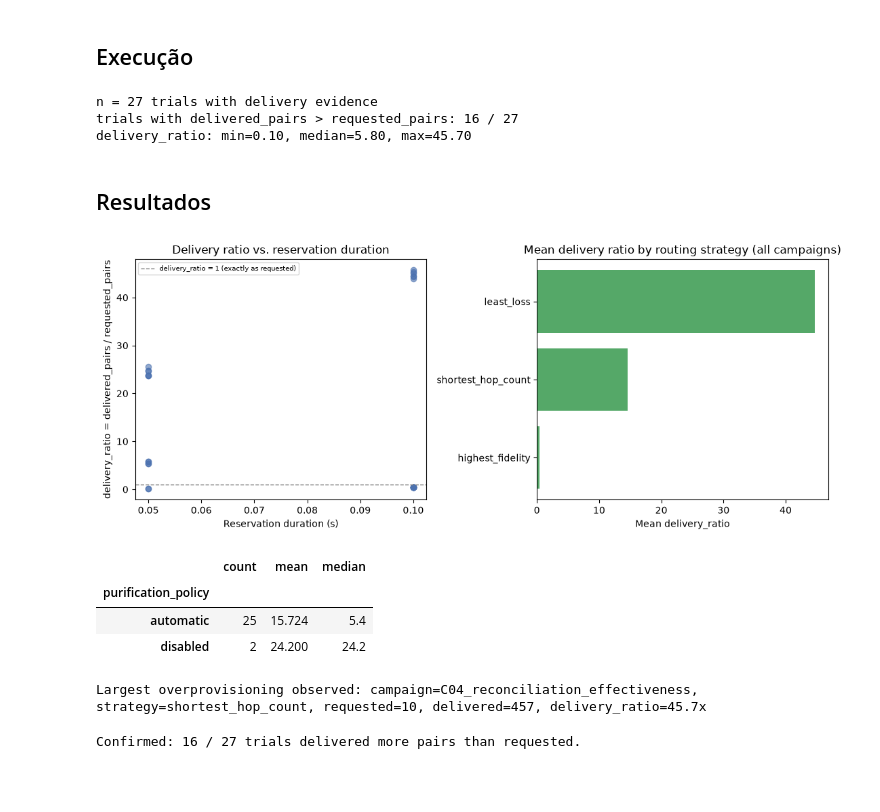
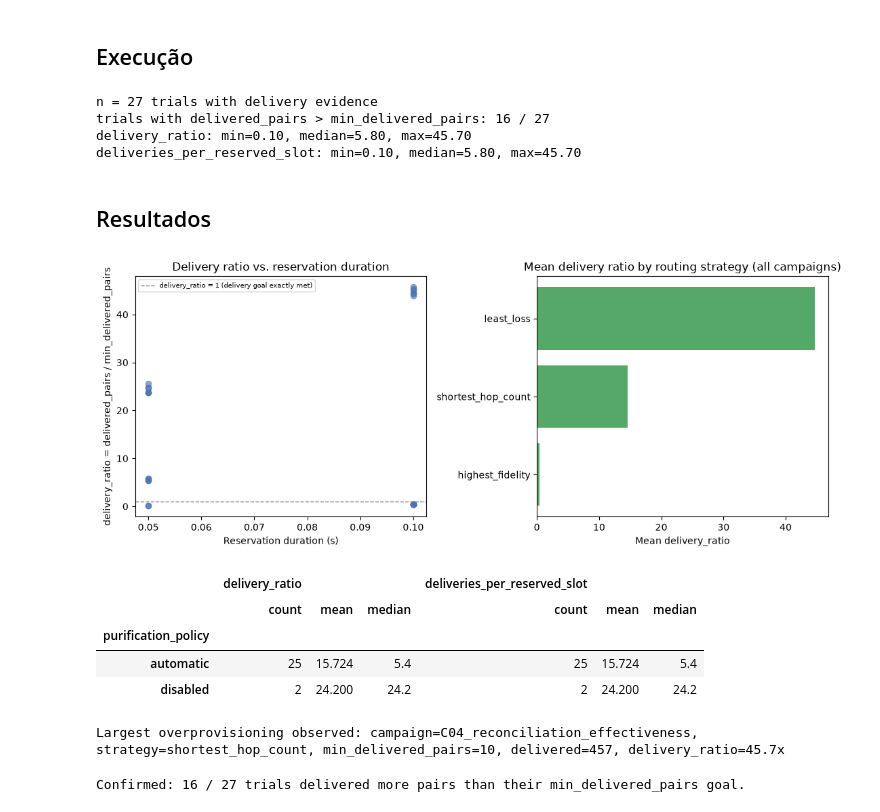
Before and after one commit to DiegoAbreuSWB/intentqnet, a Jupyter notebook: notebooks/article/A06_delivery_overprovisioning.ipynb, the cells around one changed output. Cells and saved outputs as stored; diff of their text form; code cells hidden in the pictures; blank space fills up the shorter version.

```diff
--- a/notebooks/article/A06_delivery_overprovisioning.ipynb
+++ b/notebooks/article/A06_delivery_overprovisioning.ipynb
@@ -59,57 +73,61 @@ delivered_df[["campaign_name", "routing_strategy", "purification_policy", "durat
 ## Execução
 # %%
 print(f"n = {len(delivered_df)} trials with delivery evidence")
-print(f"trials with delivered_pairs > requested_pairs: {(delivered_df['excess_delivery_pairs'] > 0).sum()} / {len(delivered_df)}")
+print(f"trials with delivered_pairs > min_delivered_pairs: {(delivered_df['excess_delivery_pairs'] > 0).sum()} / {len(delivered_df)}")
 print(f"delivery_ratio: min={delivered_df['delivery_ratio'].min():.2f}, median={delivered_df['delivery_ratio'].median():.2f}, max={delivered_df['delivery_ratio'].max():.2f}")
+print(f"deliveries_per_reserved_slot: min={delivered_df['deliveries_per_reserved_slot'].min():.2f}, median={delivered_df['deliveries_per_reserved_slot'].median():.2f}, max={delivered_df['deliveries_per_reserved_slot'].max():.2f}")
 # %% [output]
 n = 27 trials with delivery evidence
-trials with delivered_pairs > requested_pairs: 16 / 27
+trials with delivered_pairs > min_delivered_pairs: 16 / 27
 delivery_ratio: min=0.10, median=5.80, max=45.70
+deliveries_per_reserved_slot: min=0.10, median=5.80, max=45.70
 # %% [markdown]
 ## Resultados
 # %%
 fig, axes = plt.subplots(1, 2, figsize=(11, 4.5))
 
 axes[0].scatter(delivered_df["duration_s"], delivered_df["delivery_ratio"], alpha=0.6, c="#4C72B0")
 axes[0].set_xlabel("Reservation duration (s)")
-axes[0].set_ylabel("delivery_ratio = delivered_pairs / requested_pairs")
-axes[0].axhline(1.0, color="gray", linestyle="--", linewidth=1, label="delivery_ratio = 1 (exactly as requested)")
+axes[0].set_ylabel("delivery_ratio = delivered_pairs / min_delivered_pairs")
+axes[0].axhline(1.0, color="gray", linestyle="--", linewidth=1, label="delivery_ratio = 1 (delivery goal exactly met)")
 axes[0].set_title("Delivery ratio vs. reservation duration")
 axes[0].legend(fontsize=7)
 
 by_strategy = delivered_df.groupby("routing_strategy")["delivery_ratio"].mean().sort_values()
 axes[1].barh(by_strategy.index.astype(str), by_strategy.values, color="#55A868")
 axes[1].set_xlabel("Mean delivery_ratio")
 axes[1].set_title("Mean delivery ratio by routing strategy (all campaigns)")
 
 fig.tight_layout()
 save_figure(fig, "A06_delivery_overprovisioning", directory=FIGURES_DIR)
 plt.show()
 # %% [output]
-[figure, old version]
+[figure, new version]
 # %%
-by_purification = delivered_df[delivered_df["purification_policy"].notna()].groupby("purification_policy")["delivery_ratio"].agg(["count", "mean", "median"])
+by_purification = delivered_df[delivered_df["purification_policy"].notna()].groupby("purification_policy")[["delivery_ratio", "deliveries_per_reserved_slot"]].agg(["count", "mean", "median"])
 save_table(by_purification.reset_index(), "A06_delivery_ratio_by_purification", directory=TABLES_DIR)
 by_purification
 # %% [output]
-|  | count | mean | median |
-| purification_policy |  |  |  |
-| automatic | 25 | 15.724 | 5.4 |
-| disabled | 2 | 24.200 | 24.2 |
+|  | delivery_ratio |  |  | deliveries_per_reserved_slot |  |  |
+|  | count | mean | median | count | mean | median |
+| purification_policy |  |  |  |  |  |  |
+| automatic | 25 | 15.724 | 5.4 | 25 | 15.724 | 5.4 |
+| disabled | 2 | 24.200 | 24.2 | 2 | 24.200 | 24.2 |
 # %%
 extreme_case = delivered_df.loc[delivered_df["delivery_ratio"].idxmax()]
 print(f"Largest overprovisioning observed: campaign={extreme_case['campaign_name']}, strategy={extreme_case['routing_strategy']}, "
-      f"requested={extreme_case['requested_pairs']:.0f}, delivered={extreme_case['delivered_pairs']:.0f}, "
+      f"min_delivered_pairs={extreme_case['min_delivered_pairs']:.0f}, delivered={extreme_case['delivered_pairs']:.0f}, "
       f"delivery_ratio={extreme_case['delivery_ratio']:.1f}x")
 # %% [output]
-Largest overprovisioning observed: campaign=C04_reconciliation_effectiveness, strategy=shortest_hop_count, requested=10, delivered=457, delivery_ratio=45.7x
+Largest overprovisioning observed: campaign=C04_reconciliation_effectiveness, strategy=shortest_hop_count, min_delivered_pairs=10, delivered=457, delivery_ratio=45.7x
 # %%
 assert (delivered_df["delivered_pairs"] >= 0).all()
-assert (delivered_df["excess_delivery_pairs"] == (delivered_df["delivered_pairs"] - delivered_df["requested_pairs"]).clip(lower=0)).all()
+assert (delivered_df["excess_delivery_pairs"] == (delivered_df["delivered_pairs"] - delivered_df["min_delivered_pairs"]).clip(lower=0)).all()
+assert (delivered_df["deliveries_per_reserved_slot"] == delivered_df["delivered_pairs"] / delivered_df["reserved_memory_slots"]).all()
 assert (delivered_df["delivery_ratio"] > 1).any(), "overprovisioning must actually occur somewhere in this dataset"
-print(f"Confirmed: {(delivered_df['delivery_ratio'] > 1).sum()} / {len(delivered_df)} trials delivered more pairs than requested.")
+print(f"Confirmed: {(delivered_df['delivery_ratio'] > 1).sum()} / {len(delivered_df)} trials delivered more pairs than their min_delivered_pairs goal.")
 # %% [output]
-Confirmed: 16 / 27 trials delivered more pairs than requested.
+Confirmed: 16 / 27 trials delivered more pairs than their min_delivered_pairs goal.
 # %% [markdown]
 ## Interpretação
 A maioria dos trials com uma rota de baixa perda (`least_loss` no diamante,
```
Also changed, not shown: parts of 3 cells of this notebook, 44 other files.
